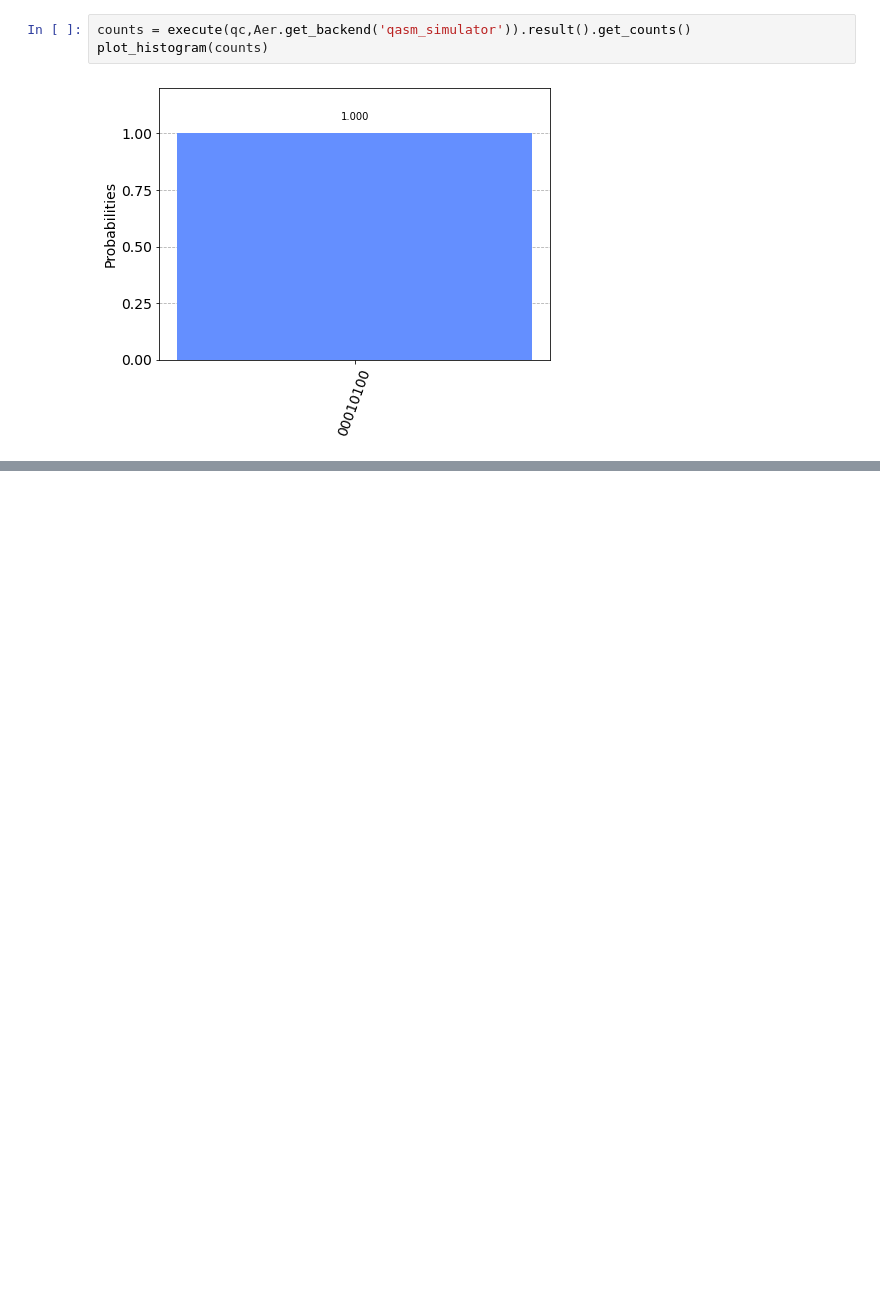
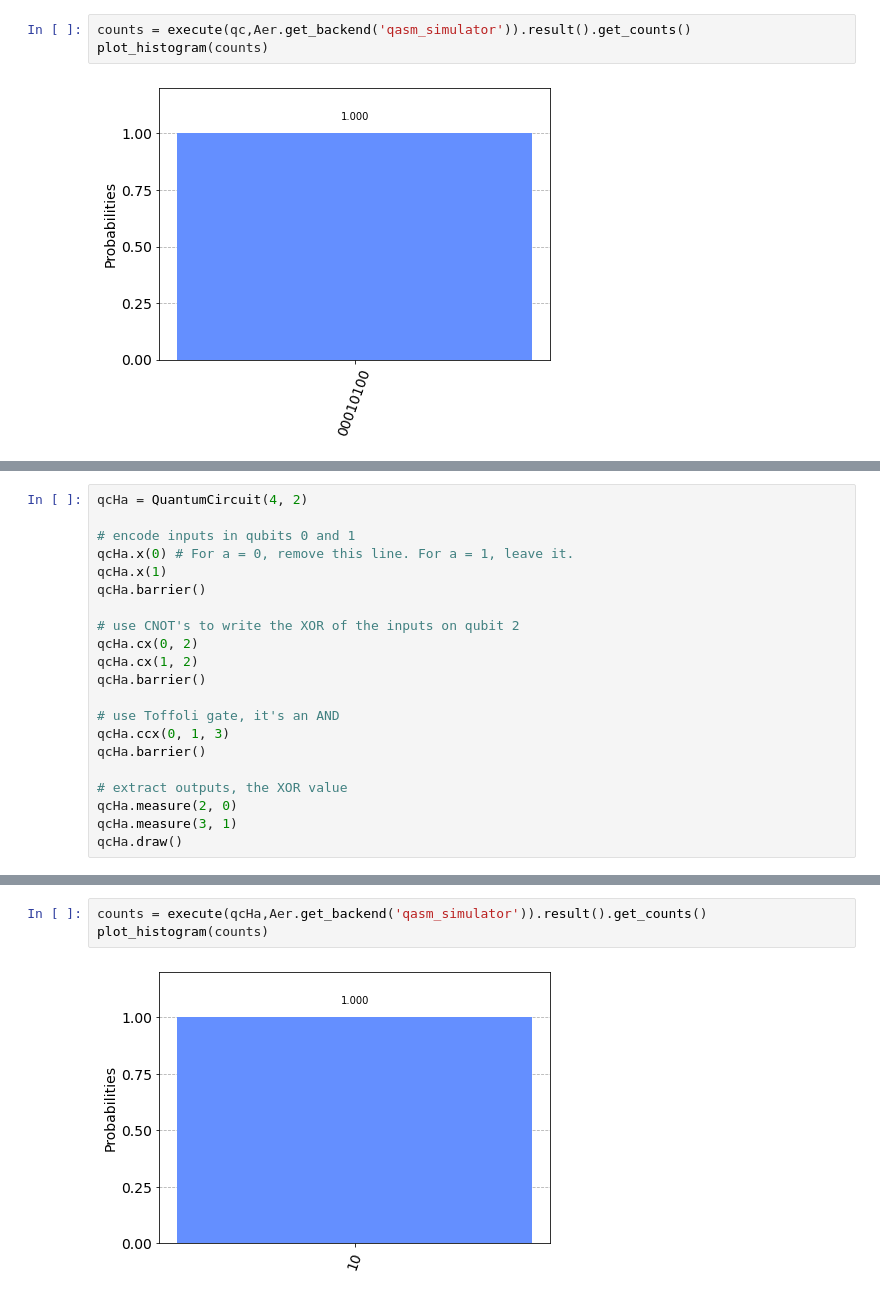
Before and after one commit to rohaquinlop/quantum-computation-Qiskit, a Jupyter notebook: E-Learning/Quantum States/myFirstQuantumCircuit.ipynb, the cells around one changed output, grey strips where cells are left out. Saved outputs shown, nothing was run; the diff lists cells and outputs as text; blank space fills up the shorter version.

```diff
--- a/E-Learning/Quantum States/myFirstQuantumCircuit.ipynb
+++ b/E-Learning/Quantum States/myFirstQuantumCircuit.ipynb
@@ -156,0 +201,21 @@ plot_histogram(counts)
+# %%
+qcHa = QuantumCircuit(4, 2)
+
+# encode inputs in qubits 0 and 1
+qcHa.x(0) # For a = 0, remove this line. For a = 1, leave it.
+qcHa.x(1)
+qcHa.barrier()
+
+# use CNOT's to write the XOR of the inputs on qubit 2
+qcHa.cx(0, 2)
+qcHa.cx(1, 2)
+qcHa.barrier()
+
+# use Toffoli gate, it's an AND
+qcHa.ccx(0, 1, 3)
+qcHa.barrier()
+
+# extract outputs, the XOR value
+qcHa.measure(2, 0)
+qcHa.measure(3, 1)
+qcHa.draw()
@@ -156,0 +234,5 @@ plot_histogram(counts)
+# %%
+counts = execute(qcHa,Aer.get_backend('qasm_simulator')).result().get_counts()
+plot_histogram(counts)
+# %% [output]
+[figure, added]
```
Also changed, not shown: parts of 7 cells of this notebook, 1 other file.
